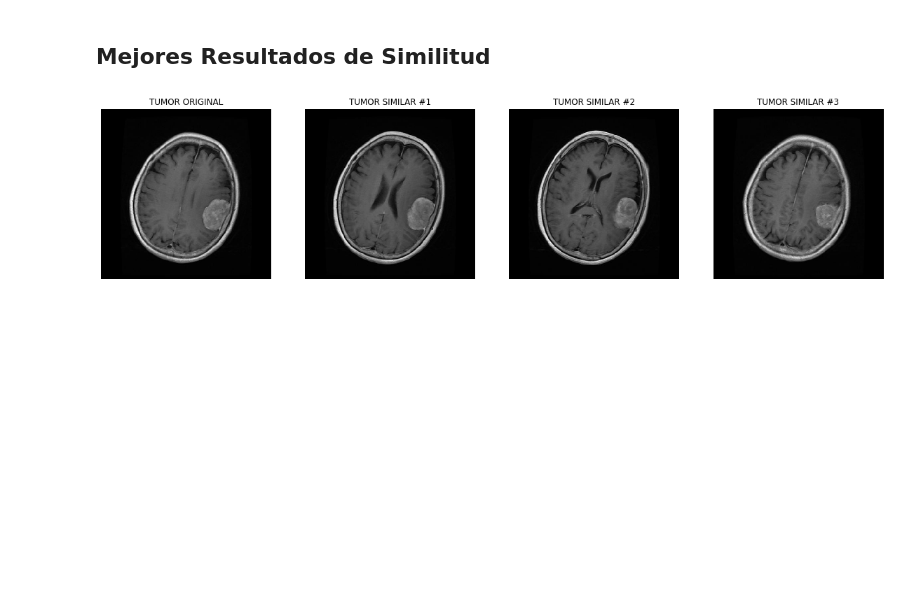
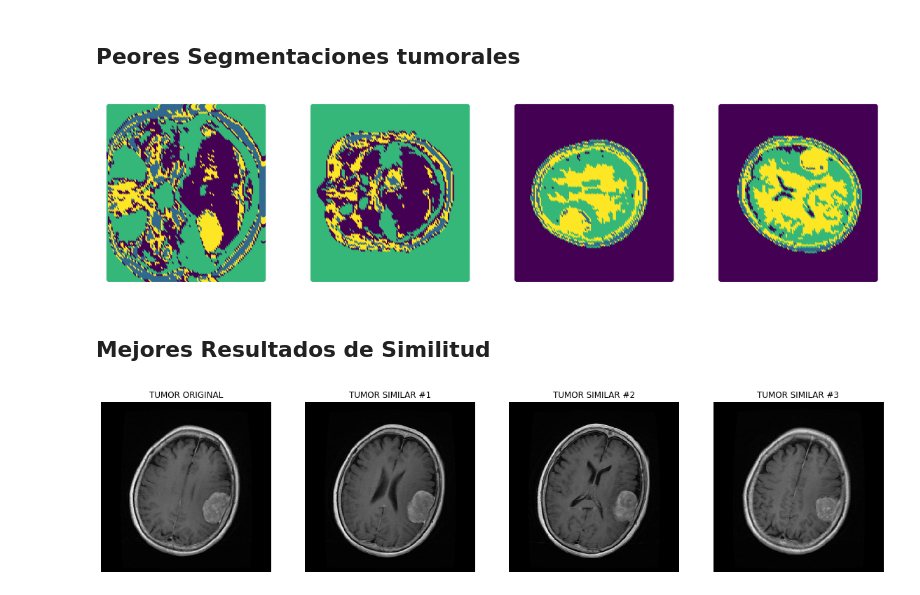
Before and after one commit to JerM1609/IA-P002, a Jupyter notebook: src/K_means_5_Mejores_y_Peores_Resultados.ipynb, the cells around one changed output. Saved outputs shown, nothing was run; the diff lists cells and outputs as text; code cells hidden in the pictures; blank space fills up the shorter version.

```diff
--- a/src/K_means_5_Mejores_y_Peores_Resultados.ipynb
+++ b/src/K_means_5_Mejores_y_Peores_Resultados.ipynb
@@ -5,7 +33,33 @@ import utils
+# %% [markdown]
+## Peores Segmentaciones tumorales
+# %%
+PATH = 'Resultados/K_Means/Objetos_Clusterizados/'
+lista_archivos = natsorted(os.listdir(PATH))
+
+df_0 = pd.read_csv(PATH + lista_archivos[6], index_col= 0)
+df_1 = pd.read_csv(PATH + lista_archivos[73], index_col= 0)
+df_2 = pd.read_csv(PATH + lista_archivos[77], index_col= 0)
+df_3 = pd.read_csv(PATH + lista_archivos[83], index_col= 0)
+
+
+fig, ax= plt.subplots(1, 4, figsize=(20,5))
+
+for i in range(4):
+    ax[i].axis('off')
+
+
+ax[0].scatter(df_0['i'],df_0['j'],c=df_0['cluster'])
+ax[1].scatter(df_1['i'],df_1['j'],c=df_1['cluster'])
+ax[2].scatter(df_2['i'],df_2['j'],c=df_2['cluster'])
+ax[3].scatter(df_3['i'],df_3['j'],c=df_3['cluster'])
+
+plt.show()
+# %% [output]
+[figure, added]
+# %% [markdown]
+## Mejores Resultados de Similitud
 # %%
 X, image_names = utils.get_tumors_wavelet('Resultados/K_Means/Matrices_Tumorales', iterations = 2)
-# %% [markdown]
-## Mejores Resultados de Similitud
 # %%
 utils.get_similar_tumors(X, image_names, index_to_test = 65, n_neighbors = 3)
 utils.get_similar_tumors(X, image_names, index_to_test = 75, n_neighbors = 3)
```
Also changed, not shown: parts of 6 cells of this notebook.
